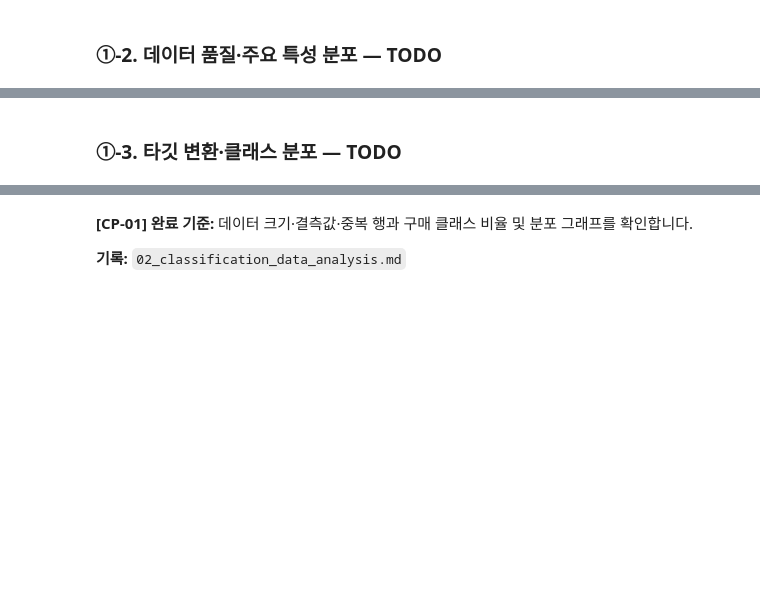
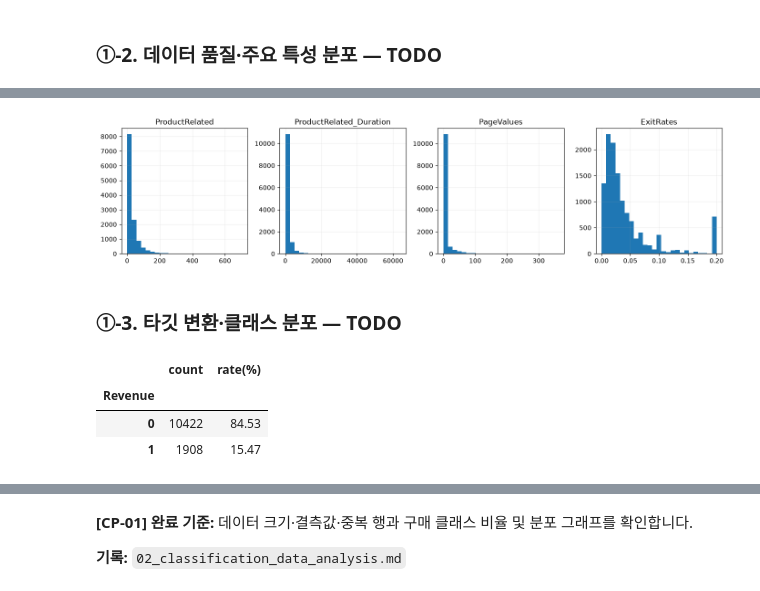
Before and after one commit to lgeew/ai-mini-projects, a Jupyter notebook: mini-project-01/code/02_classification_online_shopping.ipynb, the cells around one changed output, grey strips where cells are left out. Drawn from its saved outputs; the diff is of its cells as text; code cells hidden in the pictures; blank space fills up the shorter version.

```diff
--- a/mini-project-01/code/02_classification_online_shopping.ipynb
+++ b/mini-project-01/code/02_classification_online_shopping.ipynb
@@ -58,16 +100,7 @@ df.head()
 # %%
 # TODO 1-2. 결측값 개수와 중복 행 개수를 출력합니다.
 # 힌트: isna().sum(), duplicated().sum()
-...
-
-# [공통] 시각화할 특성과 그래프 틀
-plot_cols = ["ProductRelated", "ProductRelated_Duration", "PageValues", "ExitRates"]
-fig, axes = plt.subplots(1, 4, figsize=(14, 3.5))
-for ax, col in zip(axes, plot_cols):
-    # TODO 1-3. 각 특성의 히스토그램을 작성합니다.
-    # 힌트: ax.hist(df[col], bins=25)
-    ...
-    ax.set_title(col)
-    ax.grid(alpha=0.2)
-plt.tight_layout()
-plt.show()
+print("결측값 개수:")
+print(df.isna().sum())
+print("\n중복 행 개수:")
+print(df.duplicated().sum())
@@ -74,3 +125,17 @@ plt.show()
+# %%
+# [공통] 시각화할 특성과 그래프 틀
+plot_cols = ["ProductRelated", "ProductRelated_Duration", "PageValues", "ExitRates"]
+fig, axes = plt.subplots(1, 4, figsize=(14, 3.5))
+for ax, col in zip(axes, plot_cols):
+    # TODO 1-3. 각 특성의 히스토그램을 작성합니다.
+    # 힌트: ax.hist(df[col], bins=25)
+    ax.hist(df[col], bins=25)
+    ax.set_title(col)
+    ax.grid(alpha=0.2)
+plt.tight_layout()
+plt.show()
+# %% [output]
+[figure, added]
 # %% [markdown]
 ### ①-3. 타깃 변환·클래스 분포 — TODO
 # %%
@@ -100,0 +146,17 @@ plt.show()
+# %%
+# TODO 1-5. Revenue의 클래스별 건수와 비율을 계산합니다.
+# 힌트: value_counts().sort_index(), value_counts(normalize=True)
+class_counts = df['Revenue'].value_counts().sort_index()
+class_rates = df['Revenue'].value_counts(normalize=True).sort_index()
+
+# [공통] 결과표와 그래프 틀
+class_summary = pd.DataFrame({
+    "count": class_counts,
+    "rate(%)": (class_rates * 100).round(2),
+})
+display(class_summary)
+# %% [output]
+|  | count | rate(%) |
+| Revenue |  |  |
+| 0 | 10422 | 84.53 |
+| 1 | 1908 | 15.47 |
```
Also changed, not shown: parts of 5 cells of this notebook.
